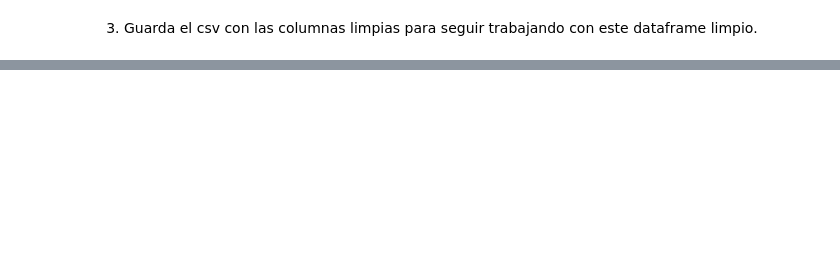
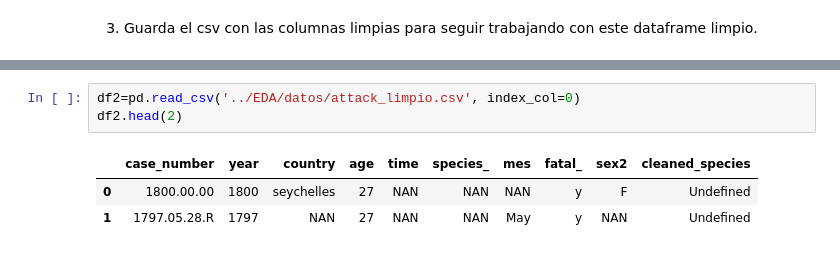
Before and after one commit to Adalab/DA-promo-b-modulo-2-sprint-2-Yadi-Vero, a Jupyter notebook: Limpieza/II_pair-programming-2-limpieza-2.ipynb, the cells around one changed output, grey strips where cells are left out. Cells and saved outputs as stored; diff of their text form; blank space fills up the shorter version.

```diff
--- a/Limpieza/II_pair-programming-2-limpieza-2.ipynb
+++ b/Limpieza/II_pair-programming-2-limpieza-2.ipynb
@@ -158,0 +208,7 @@ df.sample(20)
+# %%
+df2=pd.read_csv('../EDA/datos/attack_limpio.csv', index_col=0)
+df2.head(2)
+# %% [output]
+|  | case_number | year | country | age | time | species_ | mes | fatal_ | sex2 | cleaned_species |
+| 0 | 1800.00.00 | 1800 | seychelles | 27 | NAN | NAN | NAN | y | F | Undefined |
+| 1 | 1797.05.28.R | 1797 | NAN | 27 | NAN | NAN | May | y | NAN | Undefined |
```
Also changed, not shown: parts of 17 cells of this notebook, 2 other files.
